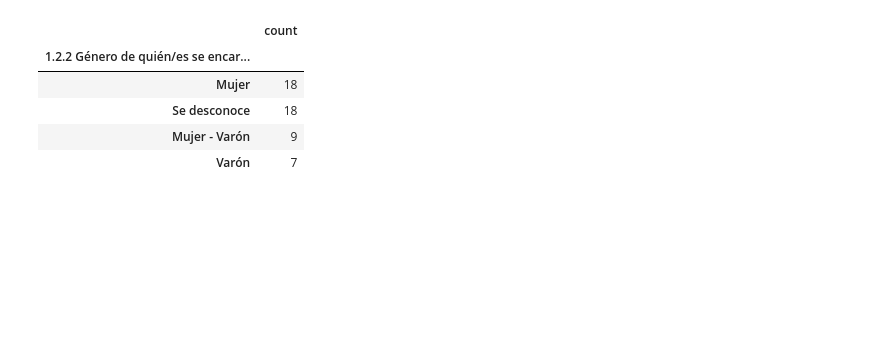
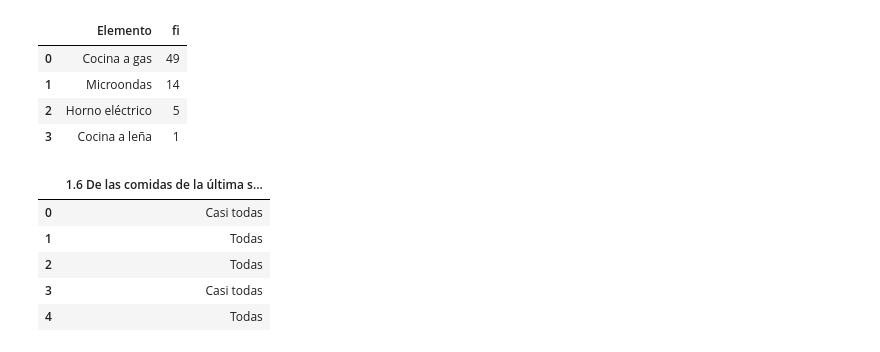
Before and after one commit to TruelseHer/Tpe-Probabilidad-y-Estadistica, a Jupyter notebook: generador_graficos 1_4 - 1_7.ipynb, the cells around one changed output. Drawn from its saved outputs; the diff is of its cells as text; code cells hidden in the pictures; blank space fills up the shorter version.

```diff
--- a/generador_graficos 1_4 - 1_7.ipynb
+++ b/generador_graficos 1_4 - 1_7.ipynb
@@ -104,13 +77,17 @@ df_1_2_ficant
-# %%
-conteo22= df_1_2['1.2.2 Género de quién/es se encargan de las compras'].value_counts()
-
-# 2. Lo convertís a DataFrame
-df_1_2_figenero = pd.DataFrame(conteo22)
-df_1_2_figenero
-# %% [output]
-|  | count |
-| 1.2.2 Género de quién/es se encar... |  |
-| Mujer | 18 |
-| Se desconoce | 18 |
-| Mujer - Varón | 9 |
-| Varón | 7 |
+# %%
+df_1_5_estandarizado.head()
+# %% [output]
+|  | Elemento | fi |
+| 0 | Cocina a gas | 49 |
+| 1 | Microondas | 14 |
+| 2 | Horno eléctrico | 5 |
+| 3 | Cocina a leña | 1 |
+# %%
+df_1_6.head()
+# %% [output]
+|  | 1.6 De las comidas de la última s... |
+| 0 | Casi todas |
+| 1 | Todas |
+| 2 | Todas |
+| 3 | Casi todas |
+| 4 | Todas |
```
Also changed, not shown: parts of 24 cells of this notebook, 1 other file.
